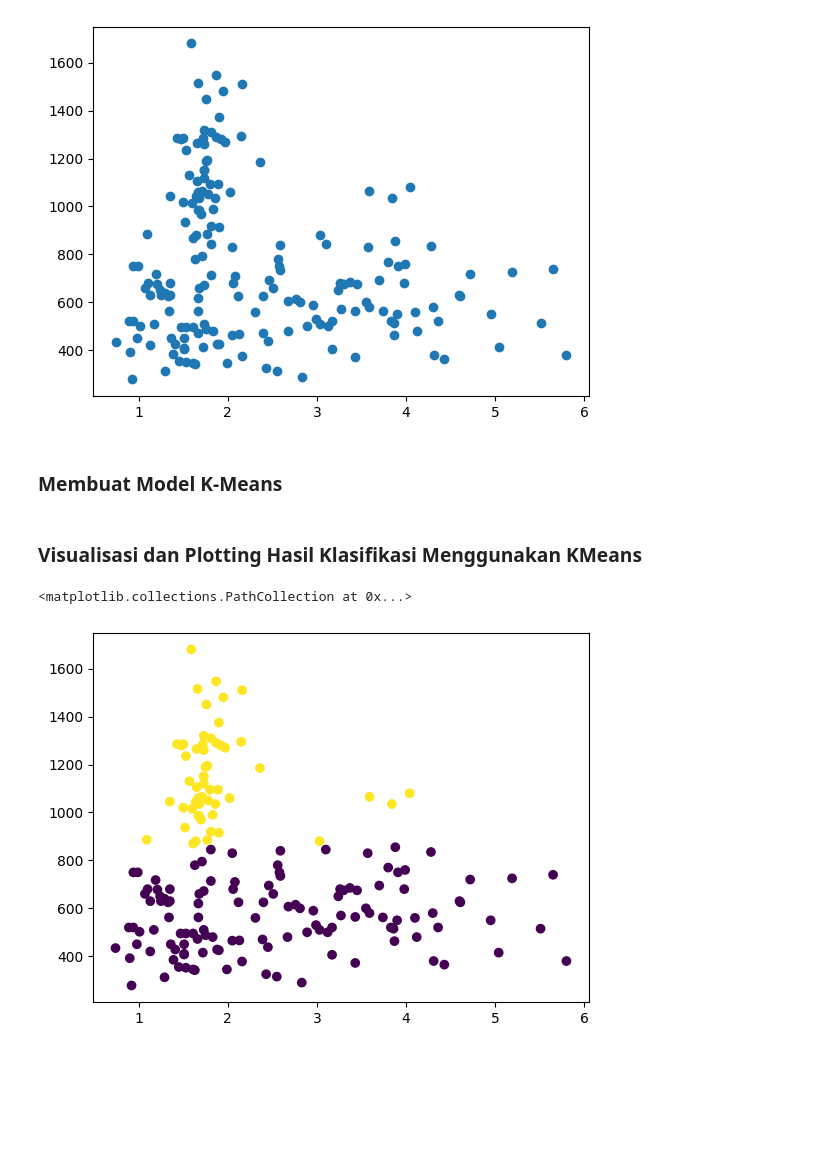
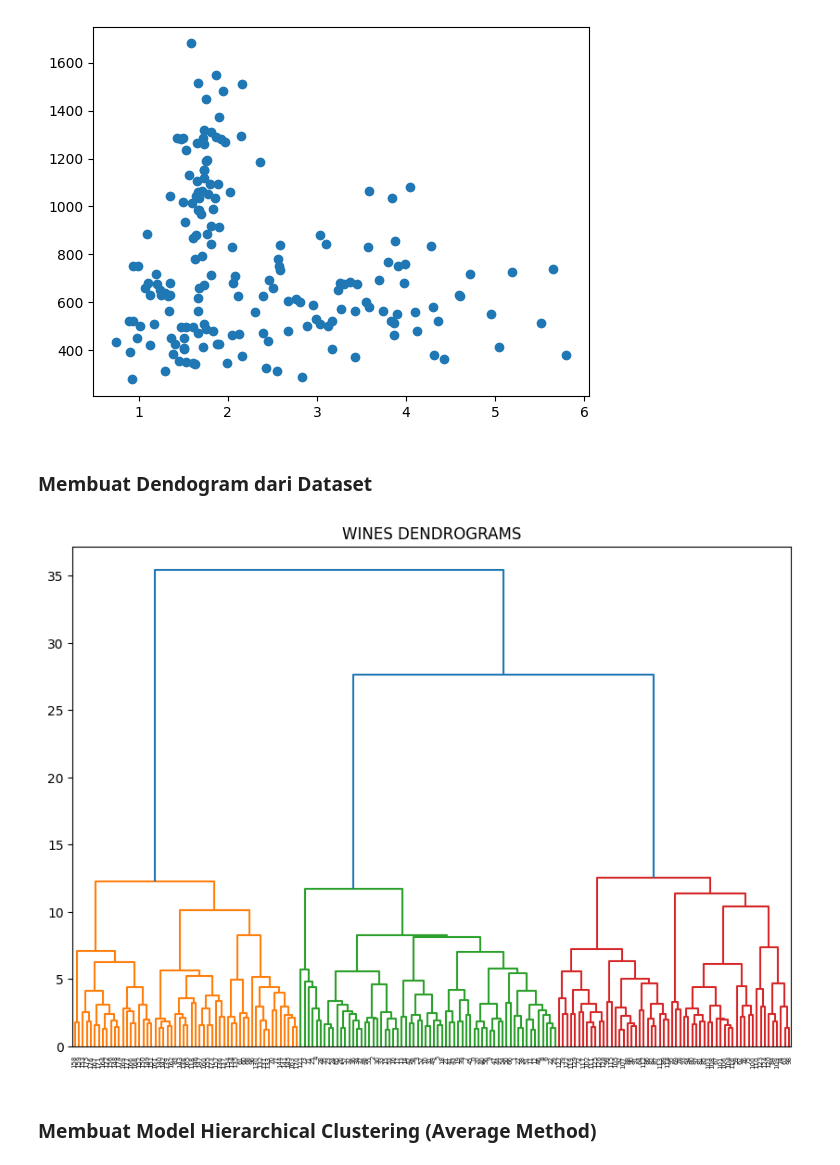
Before and after one commit to kurniawanep/PraktikSistemPakar, a Jupyter notebook: wine.ipynb, the cells around one changed output. Saved outputs shown, nothing was run; the diff lists cells and outputs as text; code cells hidden in the pictures; blank space fills up the shorter version.

```diff
--- a/wine.ipynb
+++ b/wine.ipynb
@@ -66,3 +63,6 @@ df_scaled = scaler.fit_transform(data)
+# %%
+scaler = StandardScaler()
+scaledData = scaler.fit_transform(data)
 # %% [markdown]
 ### Plot Data sebelum dilakukan Klasifikasi
 # %% [markdown]
@@ -75,5 +75,15 @@ plt.scatter(x_axis, y_axis)
 # %% [output]
 <matplotlib.collections.PathCollection at 0x...>
 [figure]
+# %% [markdown]
+### Membuat Dendogram dari Dataset
+# %%
+import scipy.cluster.hierarchy as shc
+
+plt.figure(figsize=(10, 7))
+plt.title("WINES DENDROGRAMS")
+dendogram = shc.dendrogram(shc.linkage(scaledData, method='ward'))
+# %% [output]
+[figure, added]
 # %% [markdown]
-### Membuat Model K-Means
+### Membuat Model Hierarchical Clustering (Average Method)
@@ -85,10 +89,0 @@ pred = Kmeans.predict(data)
-# %% [markdown]
-### Visualisasi dan Plotting Hasil Klasifikasi Menggunakan KMeans
-# %%
-x_axis = data.loc[:, ['Malic_Acid']]
-y_axis = data.loc[:, ['Proline']]
-
-plt.scatter(x_axis, y_axis, c=pred)
-# %% [output]
-<matplotlib.collections.PathCollection at 0x...>
-[figure, removed]
```
Also changed, not shown: parts of 14 cells of this notebook.
